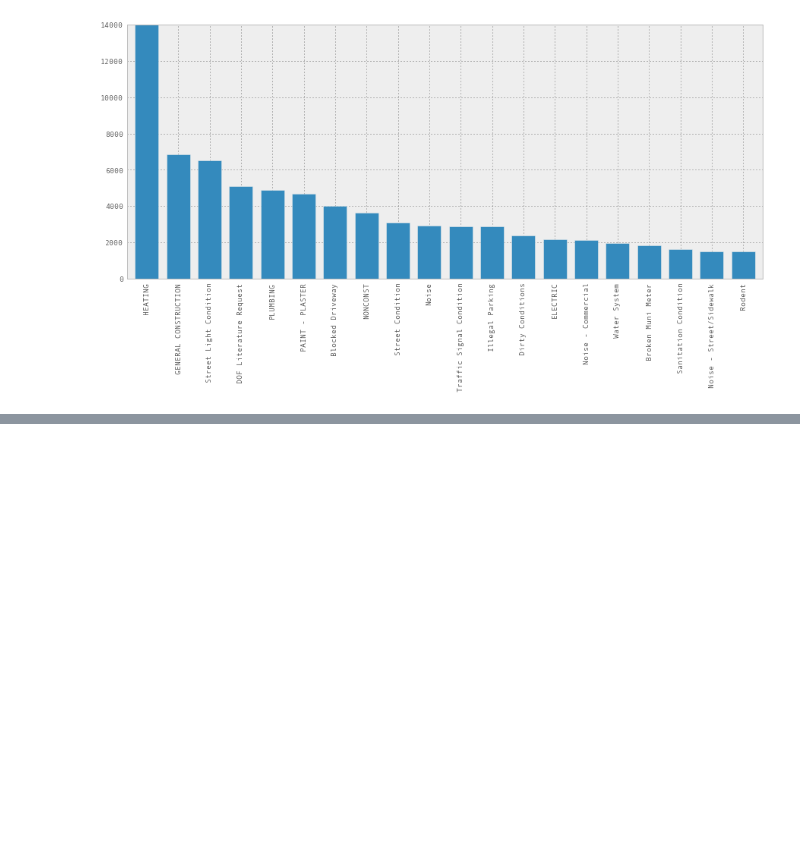
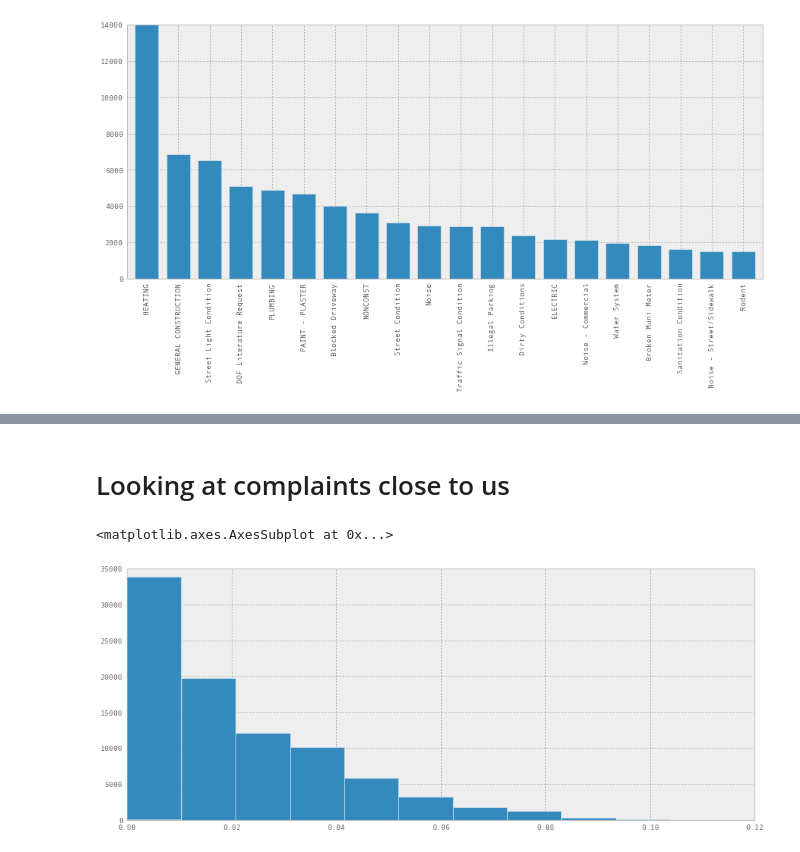
Before and after one commit to jvns/talks, a Jupyter notebook: pydatanyc2013/PyData NYC 2013 tutorial.ipynb, the cells around one changed output, grey strips where cells are left out. Cells and saved outputs as stored; diff of their text form; code cells hidden in the pictures; blank space fills up the shorter version.

```diff
--- a/pydatanyc2013/PyData NYC 2013 tutorial.ipynb
+++ b/pydatanyc2013/PyData NYC 2013 tutorial.ipynb
@@ -420,0 +559,12 @@ orig_data['Complaint Type'].value_counts()[:20].plot(kind='bar')
+# %% [markdown]
+# Looking at complaints close to us
+# %%
+# Our current latitude and longitude
+our_lat, our_long = 40.714151,-74.00878
+# %%
+distance_from_us = (orig_data['Longitude'] - our_long)**2 + (orig_data['Latitude'] - our_lat)**2
+# %%
+pd.Series(distance_from_us).hist()
+# %% [output]
+<matplotlib.axes.AxesSubplot at 0x...>
+[figure, added]
```
Also changed, not shown: parts of 51 cells of this notebook.
